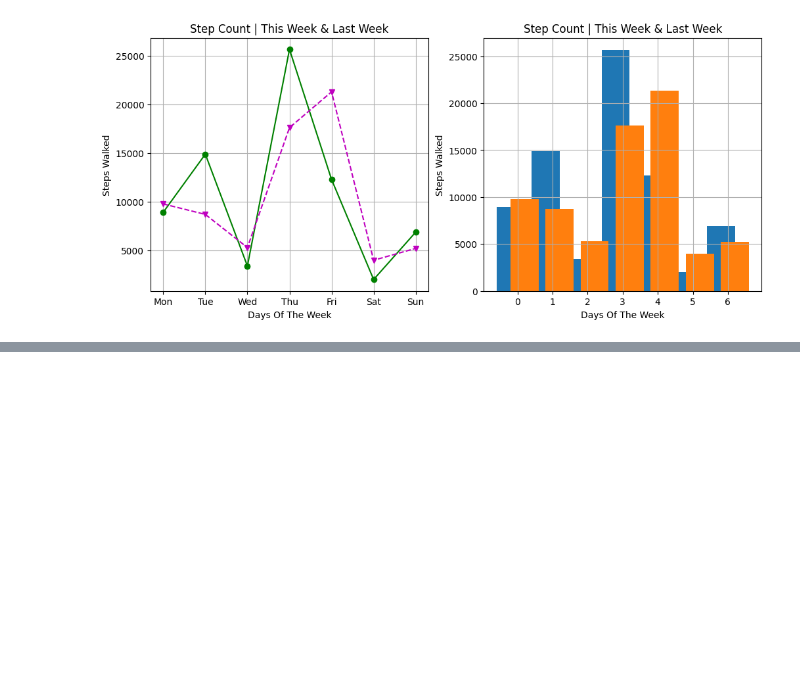
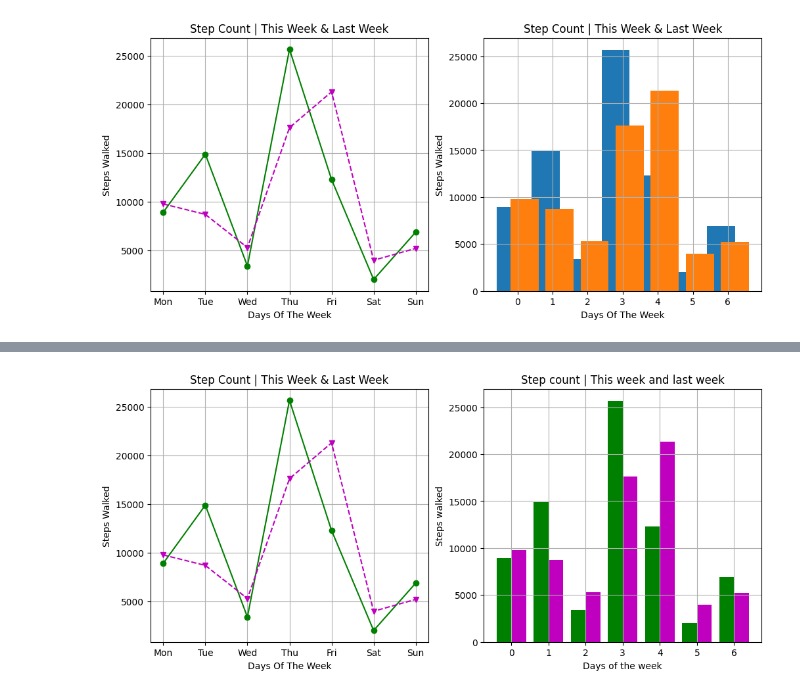
Before and after one commit to EfekanAlpsa/DataScientist-RoadMap, a Jupyter notebook: 3 - Pandas, Data Visualization/Matplotlib/Basics of Data Visualization in Python Using Matplotlib/Basics of Data Visualization in Python Using Matplotlib.ipynb, the cells around one changed output, grey strips where cells are left out. Drawn from its saved outputs; the diff is of its cells as text; code cells hidden in the pictures; blank space fills up the shorter version.

Commit message:
reorganized 7. part of Basic of Data Visualization Python Using Matplotlib

```diff
--- a/3 - Pandas, Data Visualization/Matplotlib/Basics of Data Visualization in Python Using Matplotlib/Basics of Data Visualization in Python Using Matplotlib.ipynb
+++ b/3 - Pandas, Data Visualization/Matplotlib/Basics of Data Visualization in Python Using Matplotlib/Basics of Data Visualization in Python Using Matplotlib.ipynb
@@ -444,0 +445,30 @@ Although you can see the separate bars because of the shift, the bars are still
+# %%
+import matplotlib.pyplot as plt
+
+days = ["Mon", "Tue", "Wed", "Thu", "Fri", "Sat", "Sun"]
+steps_walked = [8934, 14902, 3409, 25672, 12300, 2023, 6890]
+steps_last_week = [9788, 8710, 5308, 17630, 21309, 4002, 5223]
+
+fig, axs = plt.subplots(1, 2, figsize=(12, 5))
+
+# Plot Line Chart
+axs[0].plot(days, steps_walked, "o-g")
+axs[0].plot(days, steps_last_week, "v--m")
+axs[0].set_title("Step Count | This Week & Last Week")
+axs[0].set_xlabel("Days Of The Week")
+axs[0].set_ylabel("Steps Walked")
+axs[0].grid(True)
+
+# Plot bar chart
+x_range_current = [-0.2, 0.8, 1.8, 2.8, 3.8, 4.8, 5.8]
+x_range_previous = [0.2, 1.2, 2.2, 3.2, 4.2, 5.2, 6.2]
+
+axs[1].bar(x_range_current, steps_walked, width=0.4, color="g")
+axs[1].bar(x_range_previous, steps_last_week, width=0.4, color="m")
+axs[1].set_title("Step count | This week and last week")
+axs[1].set_xlabel("Days of the week")
+axs[1].set_ylabel("Steps walked")
+axs[1].grid(True)
+plt.show()
+# %% [output]
+[figure, added]
```
Also changed, not shown: parts of 4 cells of this notebook.
